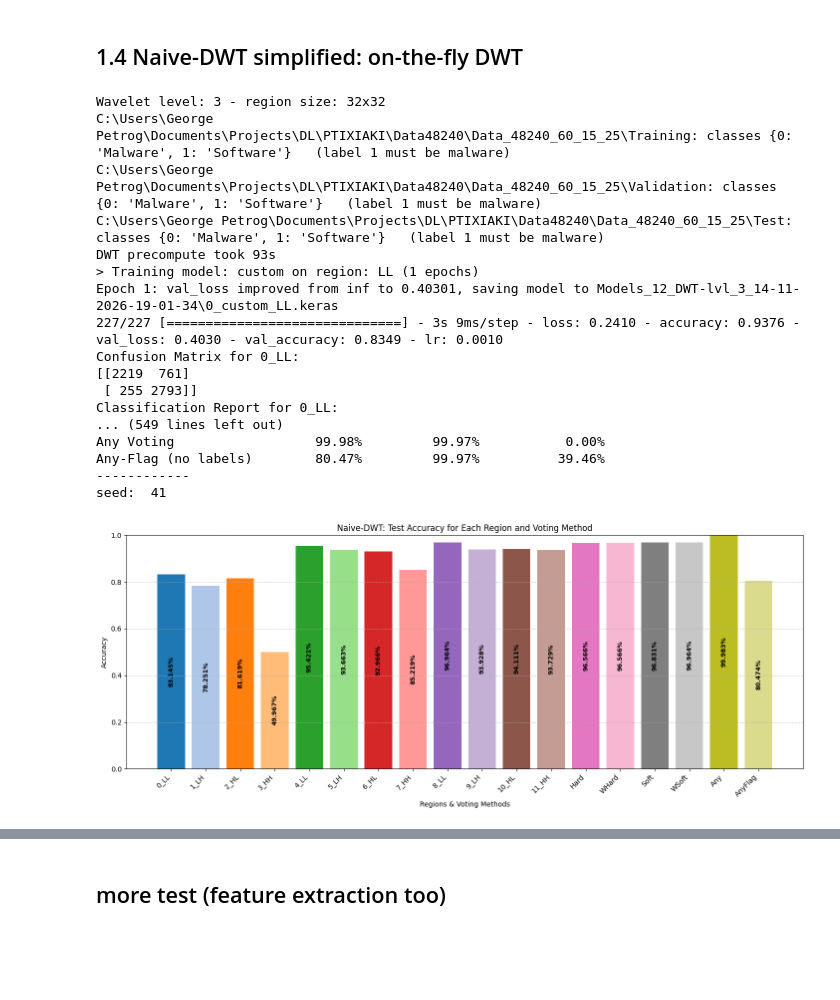
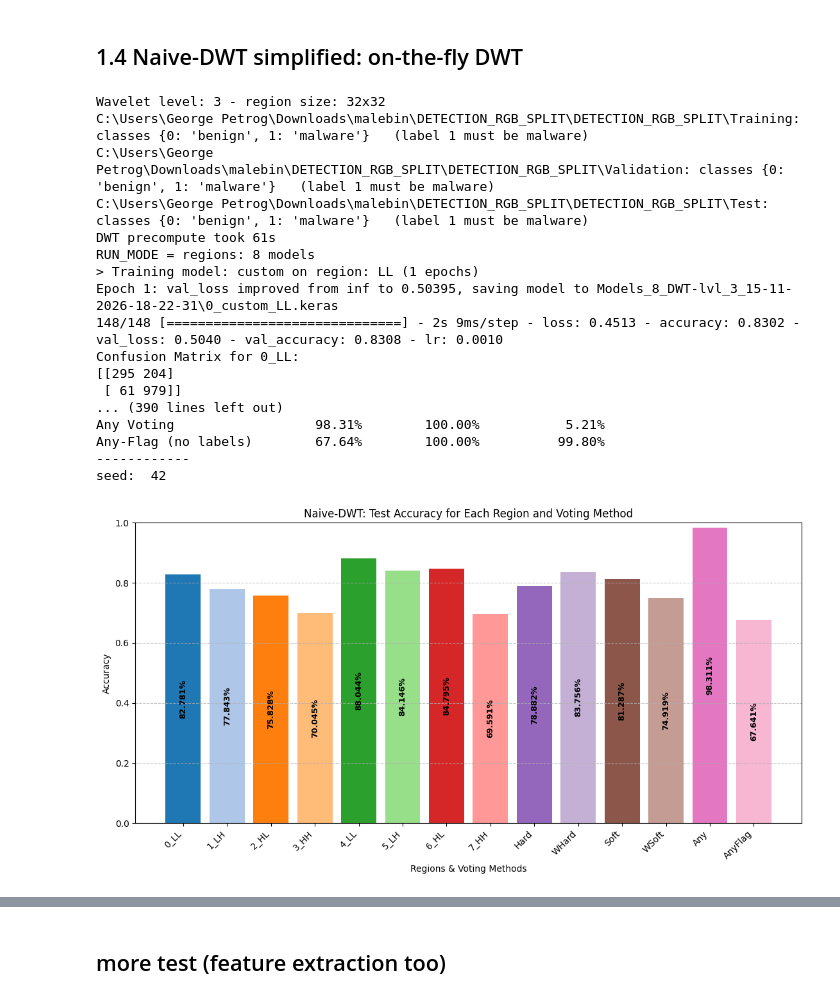
Before and after one commit to ch3ckkm8/DEEP_LEARNING, a Jupyter notebook: malware and malicious network activity detection/malware-detection-deep-learning-wavelets-version-2-10.ipynb, the cells around one changed output, grey strips where cells are left out. Saved outputs shown, nothing was run; the diff lists cells and outputs as text; code cells hidden in the pictures; blank space fills up the shorter version.

Commit message:
updated simplified on the fly dwt, added stacked mode for comparison and also tested successfully on the malevin dataset

```diff
--- a/malware and malicious network activity detection/malware-detection-deep-learning-wavelets-version-2-10.ipynb
+++ b/malware and malicious network activity detection/malware-detection-deep-learning-wavelets-version-2-10.ipynb
@@ -2479,6 +2479,11 @@ One CNN per DWT sub-band (LL / LH / HL / HH) x 1/2/3 epochs = 12 models.
 Goal: detect malware.
   - 'Any Voting'      : your original rule (unchanged; assigns the true label whenever any model got it right)
   - 'Any-Flag'        : extra, label-free rule: malware if at least one model flags it
+
+Run modes (set RUN_MODE below):
+  "regions" : the 4 sub-bands as separate inputs, one CNN per band (the original setup)
+  "stack"   : the 4 sub-bands stacked along channels (32x32x12), one CNN on the stack
+  "both"    : all models of both modes in ONE ensemble
 
 Usage:   python naive_dwt_full.py [dataset_root]
          (dataset_root must contain Training / Validation / Test, each with one folder per class;
@@ -2503,6 +2508,8 @@ from tensorflow.keras.preprocessing.image import load_img, img_to_array
 from tensorflow.keras.applications.densenet import preprocess_input as densenet_preprocess_input
 
 REGIONS = ('LL', 'LH', 'HL', 'HH')
+
+RUN_MODE = "regions"          # "regions" | "stack" | "both"
 
 # Per-model results, keyed by model name such as "0_LL" (index_region)
 model_predictions_hard = {}   # name -> list of 0/1
@@ -2577,9 +2584,20 @@ def load_dwt_dataset(directory, full_size=(256, 256), wavelet='db2', level=3):
     return data, np.array(labels)
 
 
+def add_stacked_region(data):
+    """Adds data['STACK']: the 4 sub-bands concatenated along channels -> (N, side, side, 12)."""
+    data['STACK'] = np.concatenate([data[r] for r in REGIONS], axis=-1)
+    return data
+
+
 def prep(x):
-    """DenseNet 'torch'-mode preprocessing (what the models were already using)."""
-    return densenet_preprocess_input(x.astype('float32'))
+    """DenseNet 'torch'-mode preprocessing (what the models were already using).
+    Stacked inputs (3k channels) get it applied to each group of 3 channels."""
+    x = x.astype('float32')
+    if x.shape[-1] == 3:
+        return densenet_preprocess_input(x)
+    return np.concatenate([densenet_preprocess_input(x[..., i:i + 3])
+                           for i in range(0, x.shape[-1], 3)], axis=-1)
 
 
 # ==========================================================================
@@ -2747,8 +2765,12 @@ def train_cnn(side, batch_size, epochs, learn_rate, model_type,
               X_train, y_train, X_val, y_val, dataset_key, index, directory):
     print(f"> Training model: {model_type} on region: {dataset_key} ({epochs} epochs)")
     model = None
+    channels = X_train.shape[-1]                      # 3 for a single region, 12 for "STACK"
 
     if model_type == "mobile_netv3_large":
+        if channels != 3:
+            raise ValueError("mobile_netv3_large uses ImageNet weights (3 channels); "
+                             "use model 'custom' for the STACK input.")
         from tensorflow.keras.applications import MobileNetV3Large
         base_model = MobileNetV3Large(weights='imagenet', include_top=False,
                                       input_shape=(side, side, 3))
@@ -2762,7 +2784,7 @@ def train_cnn(side, batch_size, epochs, learn_rate, model_type,
         reg = tf.keras.regularizers.l2(0.001)
         model = Sequential()
         model.add(Conv2D(16, (1, 1), padding='same', activation='relu', kernel_regularizer=reg,
-                         input_shape=(side, side, 3)))
+                         input_shape=(side, side, channels)))
         model.add(BatchNormalization())
         model.add(MaxPooling2D(pool_size=(2, 2), strides=2))
         model.add(Conv2D(32, (3, 3), padding='same', activation='relu', kernel_regularizer=reg))
@@ -2868,6 +2890,9 @@ def plot_model_sizes(directory, models_to_train):
 # ==========================================================================
 DEFAULT_DATA_ROOT = r'C:\Users\George Petrog\Documents\Projects\DL\PTIXIAKI\Data48240\Data_48240_60_15_25'
 
+## Other good 2d binary benchmarks are: malebin (12k samples), malevis (14k samples), dumpware10 (4k samples), malvis (184k samples)
+## testing malevin dataset: https://www.kaggle.com/datasets/tashiee/malebin-rgb-malware-binary-dataset, is vizualized by: https://github.com/ESultanik/bin2png
+#DEFAULT_DATA_ROOT = r'C:\Users\George Petrog\Downloads\malebin\DETECTION_RGB_SPLIT\DETECTION_RGB_SPLIT'
 
 def get_data_root():
     """Use a command-line argument only if it is an existing folder (Jupyter passes its own --f=... arg)."""
@@ -2888,7 +2913,7 @@ def main():
     learn_rate = 0.001
     level = 3
     mode = 'db2'
-    seed = 41
+    seed = 42
     setup_seed(seed)
 
     side = full_size[0] // 2 ** level
@@ -2902,6 +2927,11 @@ def main():
 
     # sanity check: the four regions must actually differ
     assert not np.array_equal(train_data['LL'][:64], train_data['HH'][:64]), "DWT regions identical!"
+
+    if RUN_MODE in ("stack", "both"):
+        for d in (train_data, val_data, test_data):
+            add_stacked_region(d)
+        print(f"Stacked input shape: {train_data['STACK'].shape[1:]}")
 
     models_to_train = [
         {"model": "custom", "dataset": "LL", "epochs": 1},
@@ -2917,6 +2947,20 @@ def main():
         {"model": "custom", "dataset": "HL", "epochs": 3},
         {"model": "custom", "dataset": "HH", "epochs": 3},
     ]
+
+    # stacked-coefficients models (used when RUN_MODE is "stack" or "both"); edit freely
+    models_stack = [
+        {"model": "custom", "dataset": "STACK", "epochs": 1},
+        {"model": "custom", "dataset": "STACK", "epochs": 2},
+        {"model": "custom", "dataset": "STACK", "epochs": 3},
+    ]
+    if RUN_MODE == "stack":
+        models_to_train = models_stack
+    elif RUN_MODE == "both":
+        models_to_train = models_to_train + models_stack
+    elif RUN_MODE != "regions":
+        raise ValueError(f"RUN_MODE must be 'regions', 'stack' or 'both', got {RUN_MODE!r}")
+    print(f"RUN_MODE = {RUN_MODE}: {len(models_to_train)} models")
     directory = f"Models_{len(models_to_train)}_DWT-lvl_{level}_{formatted_time}"
 
     accuracies = {}
@@ -2930,44 +2974,44 @@ def main():
                                            test_data[region], y_test, batch_size)
 
     pprint.pprint(model_metrics)
 
     # --- ensembles (1 = malware) ---
     accuracies["Hard"] = evaluate("Hard Voting", y_test, ensemble_hard_voting())
     accuracies["WHard"] = evaluate("Weighted Hard Voting", y_test, ensemble_weighted_hard_voting("f1-score"))
     accuracies["Soft"] = evaluate("Soft Voting", y_test, ensemble_soft_voting())
     accuracies["WSoft"] = evaluate("Weighted Soft Voting", y_test, ensemble_weighted_soft_voting("f1-score"))
     ensemble_any_voting(y_test)                                   # original ANY voting
     ensemble_preds = [ensemble_predictions[i] for i in range(len(y_test))]
     accuracies["Any"] = evaluate("Any Voting", y_test, ensemble_preds)
     accuracies["AnyFlag"] = evaluate("Any-Flag (no labels)", y_test, ensemble_any_flag_voting())
 
     print_summary()
     print("------------\nseed: ", seed)
     plot_graphs(accuracies)
     plot_model_sizes(directory, models_to_train)
 
     runtime_minutes = (time.time() - start_time) / 60
     print(f"\nTotal Runtime: {int(runtime_minutes // 60)} hours, {int(runtime_minutes % 60)} minutes.")
 
 
 if __name__ == "__main__":
     main()
 # %% [output]
 Wavelet level: 3 - region size: 32x32
-C:\Users\George Petrog\Documents\Projects\DL\PTIXIAKI\Data48240\Data_48240_60_15_25\Training: classes {0: 'Malware', 1: 'Software'}   (label 1 must be malware)
-C:\Users\George Petrog\Documents\Projects\DL\PTIXIAKI\Data48240\Data_48240_60_15_25\Validation: classes {0: 'Malware', 1: 'Software'}   (label 1 must be malware)
-C:\Users\George Petrog\Documents\Projects\DL\PTIXIAKI\Data48240\Data_48240_60_15_25\Test: classes {0: 'Malware', 1: 'Software'}   (label 1 must be malware)
-DWT precompute took 93s
+C:\Users\George Petrog\Downloads\malebin\DETECTION_RGB_SPLIT\DETECTION_RGB_SPLIT\Training: classes {0: 'benign', 1: 'malware'}   (label 1 must be malware)
+C:\Users\George Petrog\Downloads\malebin\DETECTION_RGB_SPLIT\DETECTION_RGB_SPLIT\Validation: classes {0: 'benign', 1: 'malware'}   (label 1 must be malware)
+C:\Users\George Petrog\Downloads\malebin\DETECTION_RGB_SPLIT\DETECTION_RGB_SPLIT\Test: classes {0: 'benign', 1: 'malware'}   (label 1 must be malware)
+DWT precompute took 61s
+RUN_MODE = regions: 8 models
 > Training model: custom on region: LL (1 epochs)
-Epoch 1: val_loss improved from inf to 0.40301, saving model to Models_12_DWT-lvl_3_14-11-2026-19-01-34\0_custom_LL.keras
-227/227 [==============================] - 3s 9ms/step - loss: 0.2410 - accuracy: 0.9376 - val_loss: 0.4030 - val_accuracy: 0.8349 - lr: 0.0010
+Epoch 1: val_loss improved from inf to 0.50395, saving model to Models_8_DWT-lvl_3_15-11-2026-18-22-31\0_custom_LL.keras
+148/148 [==============================] - 2s 9ms/step - loss: 0.4513 - accuracy: 0.8302 - val_loss: 0.5040 - val_accuracy: 0.8308 - lr: 0.0010
 Confusion Matrix for 0_LL:
-[[2219  761]
- [ 255 2793]]
-Classification Report for 0_LL:
-... (549 lines left out)
-Any Voting                  99.98%         99.97%           0.00%
-Any-Flag (no labels)        80.47%         99.97%          39.46%
+[[295 204]
+ [ 61 979]]
+... (390 lines left out)
+Any Voting                  98.31%        100.00%           5.21%
+Any-Flag (no labels)        67.64%        100.00%          99.80%
 ------------
-seed:  41
+seed:  42
-[figure, old version]
+[figure, new version]
```
Also changed, not shown: parts of 1 cell of this notebook.
